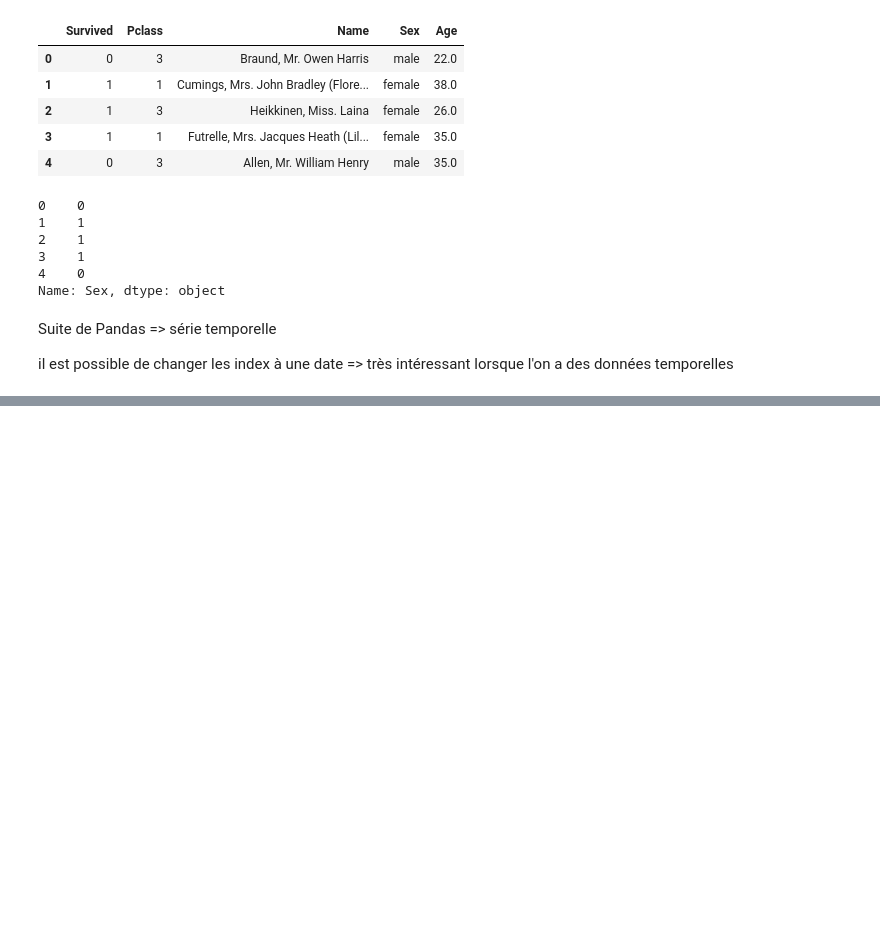
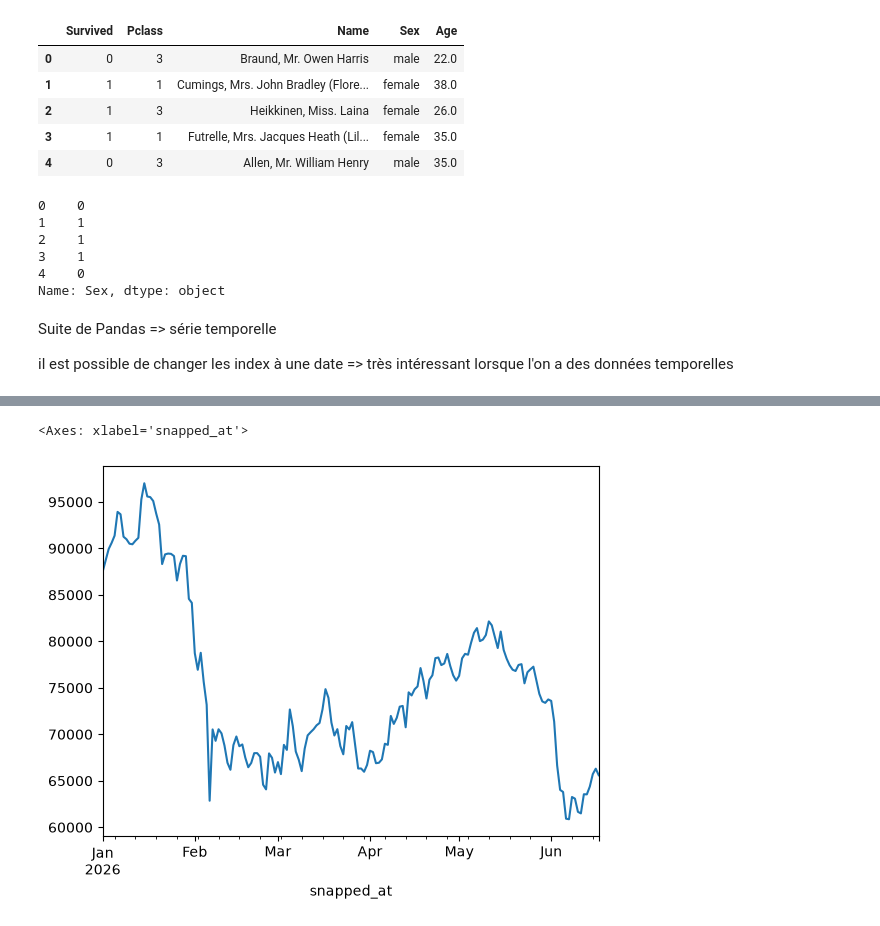
Before and after one commit to webdevproformation/m2-iot-juin2026, a Jupyter notebook: jour03/exo.ipynb, the cells around one changed output, grey strips where cells are left out. Cells and saved outputs as stored; diff of their text form; code cells hidden in the pictures; blank space fills up the shorter version.

```diff
--- a/jour03/exo.ipynb
+++ b/jour03/exo.ipynb
@@ -315,0 +346,5 @@ il est possible de changer les index à une date => très intéressant lorsque l
+# %%
+bitcoin.loc["2026" ,"price"].plot()
+# %% [output]
+<Axes: xlabel='snapped_at'>
+[figure, added]
```
Also changed, not shown: parts of 8 cells of this notebook, 4 other files.
